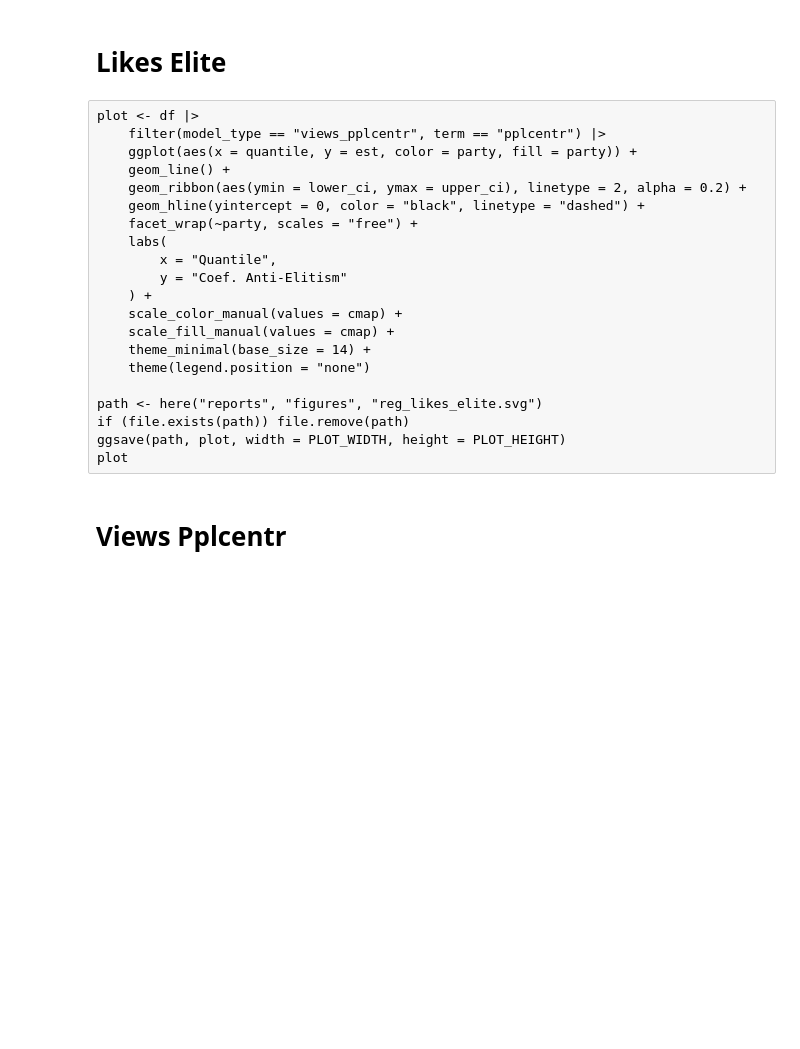
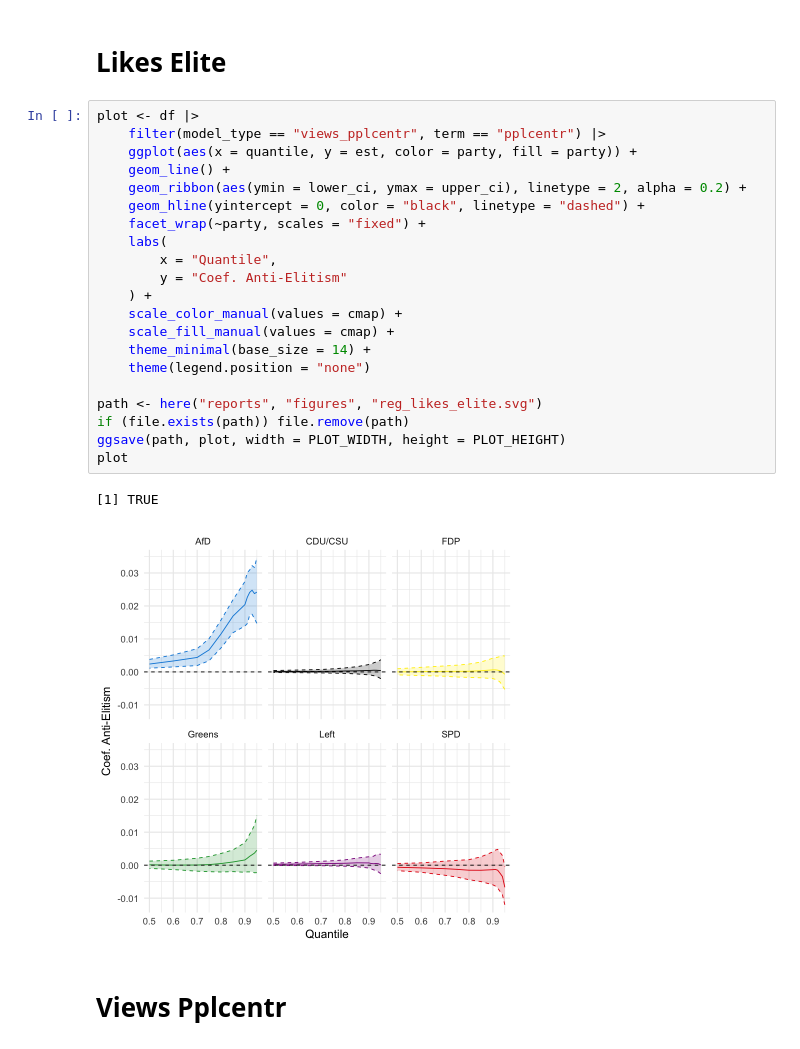
Before and after one commit to luerhard/anti-elitism-gets-views, a Jupyter notebook: pipeline/07-plot_regressions.ipynb, the cells around one changed output. Drawn from its saved outputs; the diff is of its cells as text; blank space fills up the shorter version.

```diff
--- a/pipeline/07-plot_regressions.ipynb
+++ b/pipeline/07-plot_regressions.ipynb
@@ -107,26 +106,29 @@ plot
 # %% [markdown]
 # Likes Elite
-# %% [raw]
-plot <- df |>
-    filter(model_type == "views_pplcentr", term == "pplcentr") |>
-    ggplot(aes(x = quantile, y = est, color = party, fill = party)) +
-    geom_line() +
-    geom_ribbon(aes(ymin = lower_ci, ymax = upper_ci), linetype = 2, alpha = 0.2) +
-    geom_hline(yintercept = 0, color = "black", linetype = "dashed") +
-    facet_wrap(~party, scales = "free") +
-    labs(
-        x = "Quantile",
-        y = "Coef. Anti-Elitism"
-    ) +
-    scale_color_manual(values = cmap) +
-    scale_fill_manual(values = cmap) +
-    theme_minimal(base_size = 14) +
-    theme(legend.position = "none")
-
-path <- here("reports", "figures", "reg_likes_elite.svg")
-if (file.exists(path)) file.remove(path)
-ggsave(path, plot, width = PLOT_WIDTH, height = PLOT_HEIGHT)
-plot
+# %%
+plot <- df |>
+    filter(model_type == "views_pplcentr", term == "pplcentr") |>
+    ggplot(aes(x = quantile, y = est, color = party, fill = party)) +
+    geom_line() +
+    geom_ribbon(aes(ymin = lower_ci, ymax = upper_ci), linetype = 2, alpha = 0.2) +
+    geom_hline(yintercept = 0, color = "black", linetype = "dashed") +
+    facet_wrap(~party, scales = "fixed") +
+    labs(
+        x = "Quantile",
+        y = "Coef. Anti-Elitism"
+    ) +
+    scale_color_manual(values = cmap) +
+    scale_fill_manual(values = cmap) +
+    theme_minimal(base_size = 14) +
+    theme(legend.position = "none")
+
+path <- here("reports", "figures", "reg_likes_elite.svg")
+if (file.exists(path)) file.remove(path)
+ggsave(path, plot, width = PLOT_WIDTH, height = PLOT_HEIGHT)
+plot
+# %% [output]
+[1] TRUE
+[figure, added]
 # %% [markdown]
 # Views Pplcentr
 # %%
```
Also changed, not shown: parts of 8 cells of this notebook, 1 other file.
